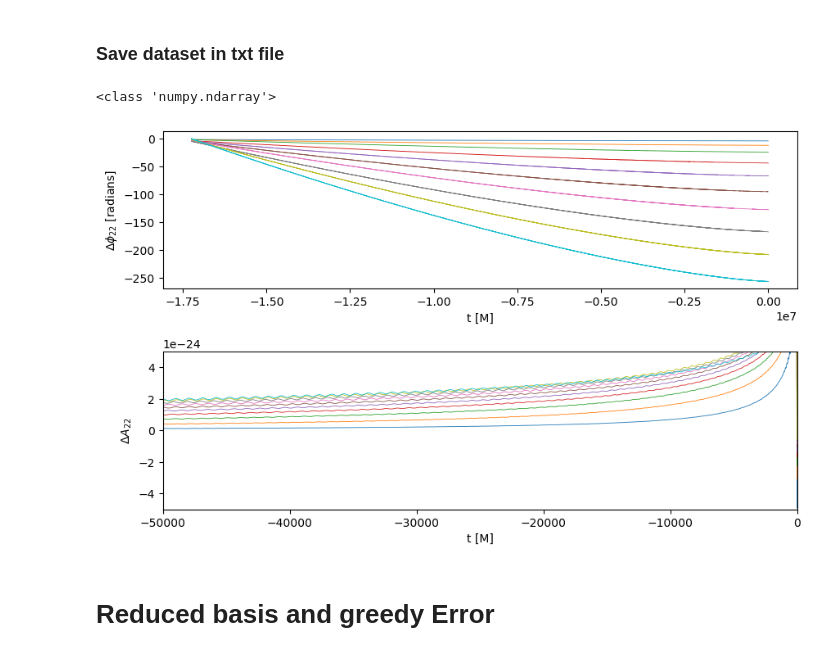
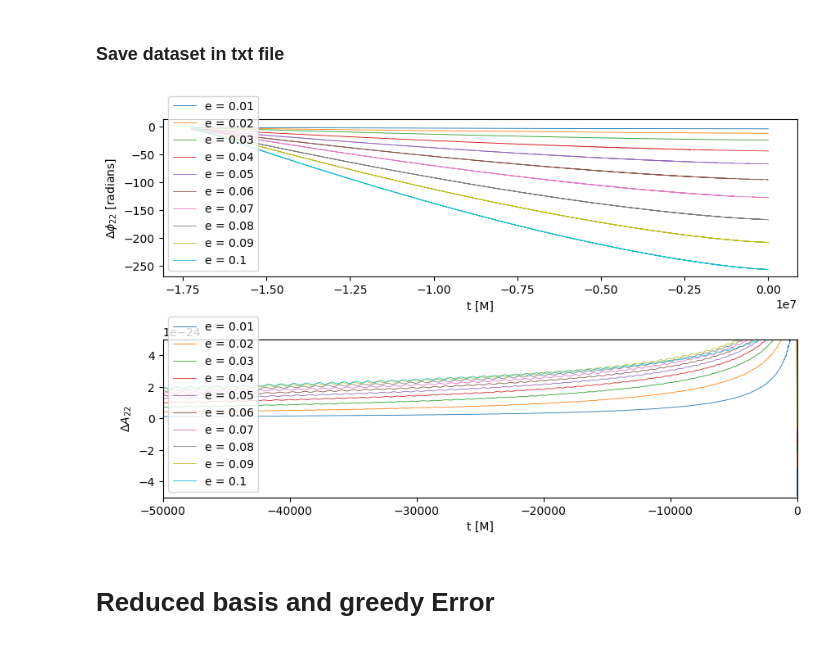
Before and after one commit to suzannelexmond/Thesis_Eccentric_BBHs, a Jupyter notebook: Surrogate_modelling.ipynb, the cells around one changed output. Drawn from its saved outputs; the diff is of its cells as text; code cells hidden in the pictures.

```diff
--- a/Surrogate_modelling.ipynb
+++ b/Surrogate_modelling.ipynb
@@ -569,29 +570,34 @@ np.savetxt('Straindata/SimInspiral_Damp_test.txt', D_amp_ds)
 t_M_read = np.loadtxt('Straindata/SimInspiral_t_M_test.txt')
 D_phase_read = np.loadtxt('Straindata/SimInspiral_Dphase_test.txt')
 D_amp_read = np.loadtxt('Straindata/SimInspiral_Damp_test.txt')
-# %%
-print(type(t_M_read))
-# %% [output]
-<class 'numpy.ndarray'>
 # %%
 fig_dataset, axs = plt.subplots(2, figsize=(10, 6))
 plt.subplots_adjust(hspace=0.4)
 
+eccmin = [0.01, 0.02, 0.03, 0.04, 0.05, 0.06, 0.07, 0.08, 0.09, 0.1]
+
 for i in range(len(t_M_read)):
-    axs[0].plot(t_M_read[i], D_phase_read[i], linewidth=0.6)
+    axs[0].plot(t_M_read[i], D_phase_read[i], label = 'e = {}'.format(eccmin[i]), linewidth=0.6)
     axs[0].set_xlabel('t [M]')
     axs[0].set_ylabel('$\Delta\phi_{22}$ [radians]')
+    axs[0].grid()
     # axs[0].set_xlim(-50000, 0)
+    axs[0].legend(loc = 'lower left')
 
-    axs[1].plot(t_M_read[i], D_amp_read[i], linewidth=0.6)
+    axs[1].plot(t_M_read[i], D_amp_read[i], label = 'e = {}'.format(eccmin[i]), linewidth=0.6)
     axs[1].set_ylabel('$\Delta A_{22}$')
     axs[1].set_ylim(-0.5e-23, 0.5e-23)
     axs[1].set_xlim(-50000, 0)
     axs[1].set_xlabel('t [M]')
+    axs[1].grid()
+    axs[1].legend(loc = 'lower left')
+
+    figname = 'Dphase22_Damp22.png'
+    fig_dataset.savefig('Images/' + figname)
 
 plt.show()
 # %% [output]
-[figure, old version]
+[figure, new version]
 # %% [markdown]
 # Reduced basis and greedy Error
 # %%
```
Also changed, not shown: parts of 3 cells of this notebook.
